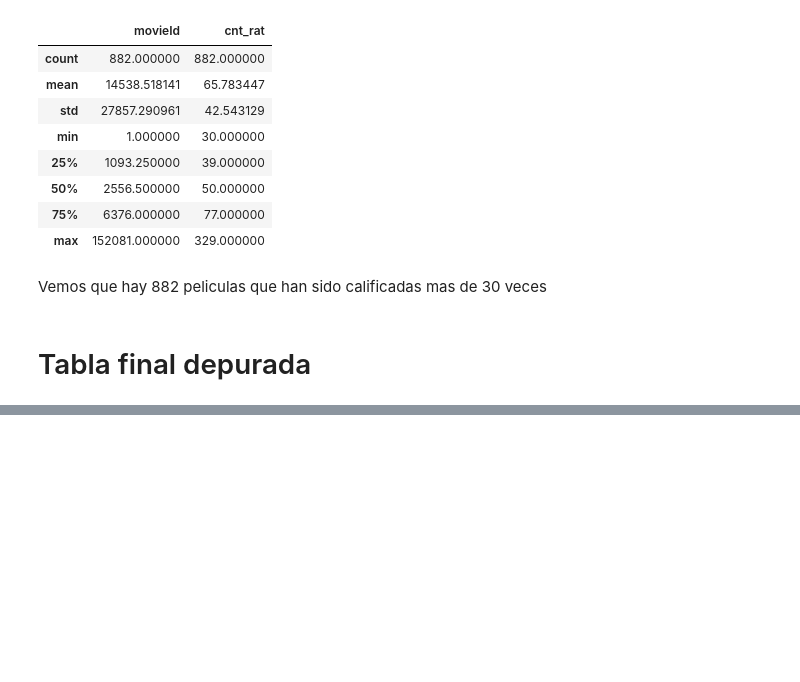
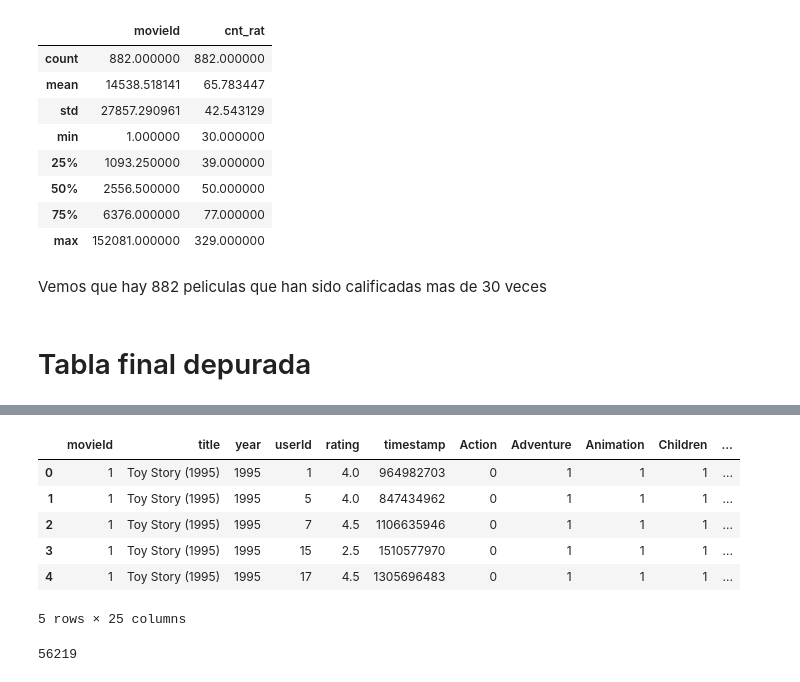
Before and after one commit to diegosaaval/film-recommendation-system, a Jupyter notebook: 1_data_cleaning.ipynb, the cells around one changed output, grey strips where cells are left out. Drawn from its saved outputs; the diff is of its cells as text; code cells hidden in the pictures; blank space fills up the shorter version.

Commit message:
split de generos y generacion columna year

```diff
--- a/1_data_cleaning.ipynb
+++ b/1_data_cleaning.ipynb
@@ -326,0 +332,24 @@ memory usage: 2.6+ MB
+# %%
+# Separar del titulo lo que está entre paréntesis y crear columna year
+df["year"] = df.title.str.extract("\((\d{4})\)")  # extraer el año
+df["title"] = df.title.str.replace("\s\(\d{4}\)", "")  # eliminar el año del título
+
+# Cambiar orden de columnas
+df = df[["movieId", "title", "year", "genres", "userId", "rating", "timestamp"]]
+
+# Separar el género de cada película
+df = df.join(df.genres.str.get_dummies()).drop(columns="genres")
+df.head()
+# %% [output]
+|  | movieId | title | year | userId | rating | timestamp | Action | Adventure | Animation | Children | ... |
+| 0 | 1 | Toy Story (1995) | 1995 | 1 | 4.0 | 964982703 | 0 | 1 | 1 | 1 | ... |
+| 1 | 1 | Toy Story (1995) | 1995 | 5 | 4.0 | 847434962 | 0 | 1 | 1 | 1 | ... |
+| 2 | 1 | Toy Story (1995) | 1995 | 7 | 4.5 | 1106635946 | 0 | 1 | 1 | 1 | ... |
+| 3 | 1 | Toy Story (1995) | 1995 | 15 | 2.5 | 1510577970 | 0 | 1 | 1 | 1 | ... |
+| 4 | 1 | Toy Story (1995) | 1995 | 17 | 4.5 | 1305696483 | 0 | 1 | 1 | 1 | ... |
+5 rows × 25 columns
+# %%
+# Guardar en la base de datos
+df.to_sql("data_clean", conn, if_exists="replace", index=False)
+# %% [output]
+56219
```
Also changed, not shown: parts of 2 cells of this notebook.
